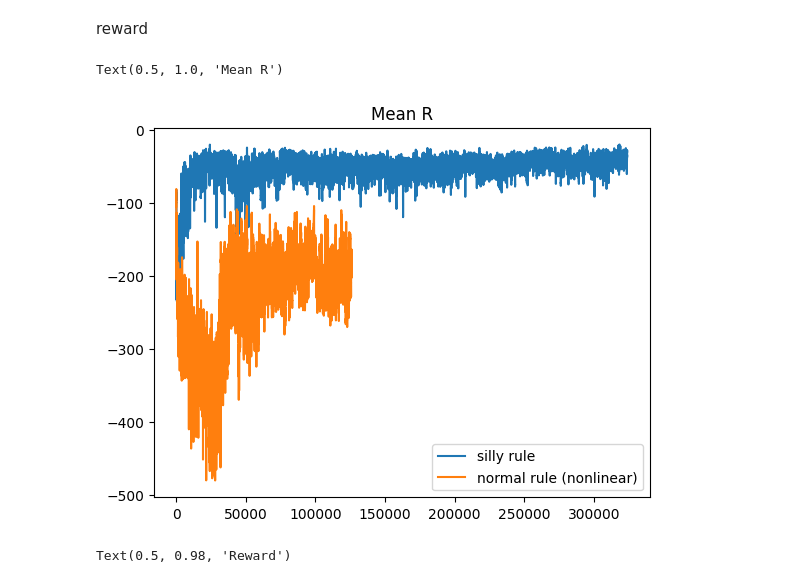
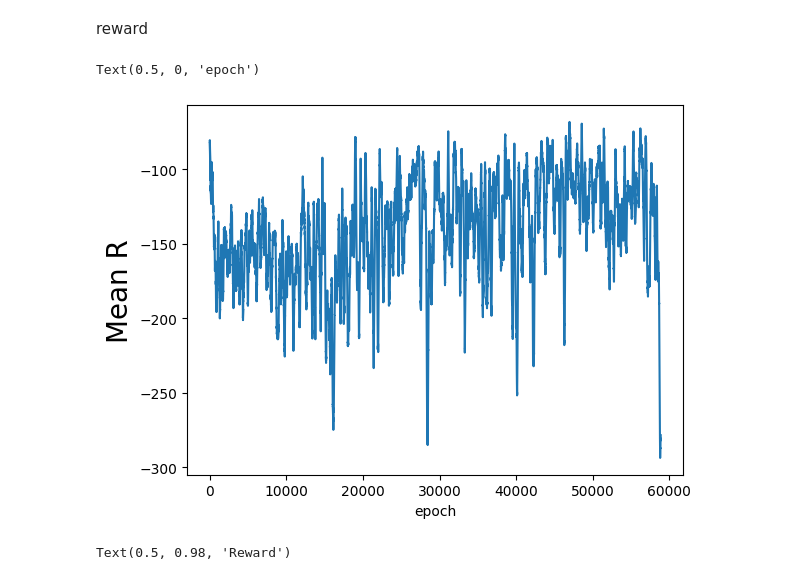
Before and after one commit to social-ai-uoft/sorrel, a Jupyter notebook: examples/state_punishment/analysis/analysis_v2.ipynb, the cells around one changed output. Saved outputs shown, nothing was run; the diff lists cells and outputs as text; code cells hidden in the pictures.

```diff
--- a/examples/state_punishment/analysis/analysis_v2.ipynb
+++ b/examples/state_punishment/analysis/analysis_v2.ipynb
@@ -568,9 +523,7 @@ reward
 
 
 folders = [
-    'test_clear_detection_3agents_composite_actions_v0_20250122-20011737595227',
-    'test_clear_detection_3agents_simple_actions_v0_20250124-11011737736521',
-    # 'testvote_withseparateTime_boostrap_withEndDone_test6agents_resume_20241219-11121734626833'
+    'Study1_experiment_cond_stacked_view_simple_actions_3agents_respawn_0.04_s1_r1_seed3_20250507-18051746658070',
 ]
 collective_rs = [[] for _ in range(len(folders))]
 for ixs, folder in enumerate(folders):
@@ -626,18 +579,20 @@ collective_rs_ = [np.mean(trim_and_calculate_mean(collective_processed[i]), axis
 # %%
 labels = ['composite', 'simple']
 labels = ['single_view & simple_actions', 'single_view & compound_actions', 'stacked_views & simple_actions', 'stacked_views & compound_actions']
 labels = ['silly rule', 'normal rule (nonlinear)', 'normal rule (linear)']
 
 alpha = 0.2
-wsize = 100
+wsize = 200
 for ixs, d in enumerate(collective_rs_):
     # plt.plot(exponential_moving_average(d, alpha), label=labels[ixs])
     plt.plot(rolling_average(d, wsize), label=labels[ixs])
-plt.legend()
-plt.title('Mean R')
+# plt.legend()
+plt.ylabel('Mean R', fontsize=20)
+plt.xlabel('epoch')
+# plt.title('Mean R')
 # %% [output]
-Text(0.5, 1.0, 'Mean R')
+Text(0.5, 0, 'epoch')
-[figure, old version]
+[figure, new version]
 # %%
 fig, axes = plt.subplots(1, len(labels), figsize=(4*len(labels),4))
 wsize = 200
```
Also changed, not shown: parts of 12 cells of this notebook, 4 other files.
